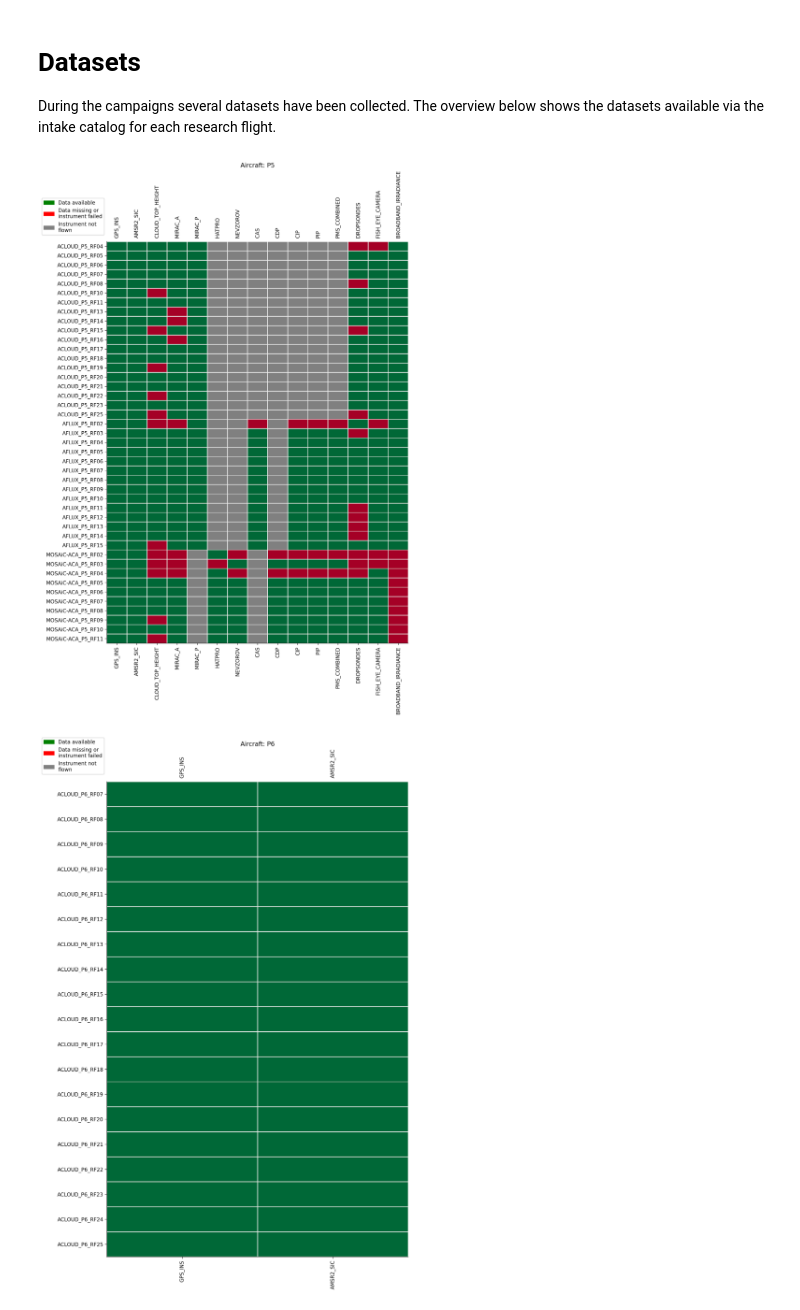
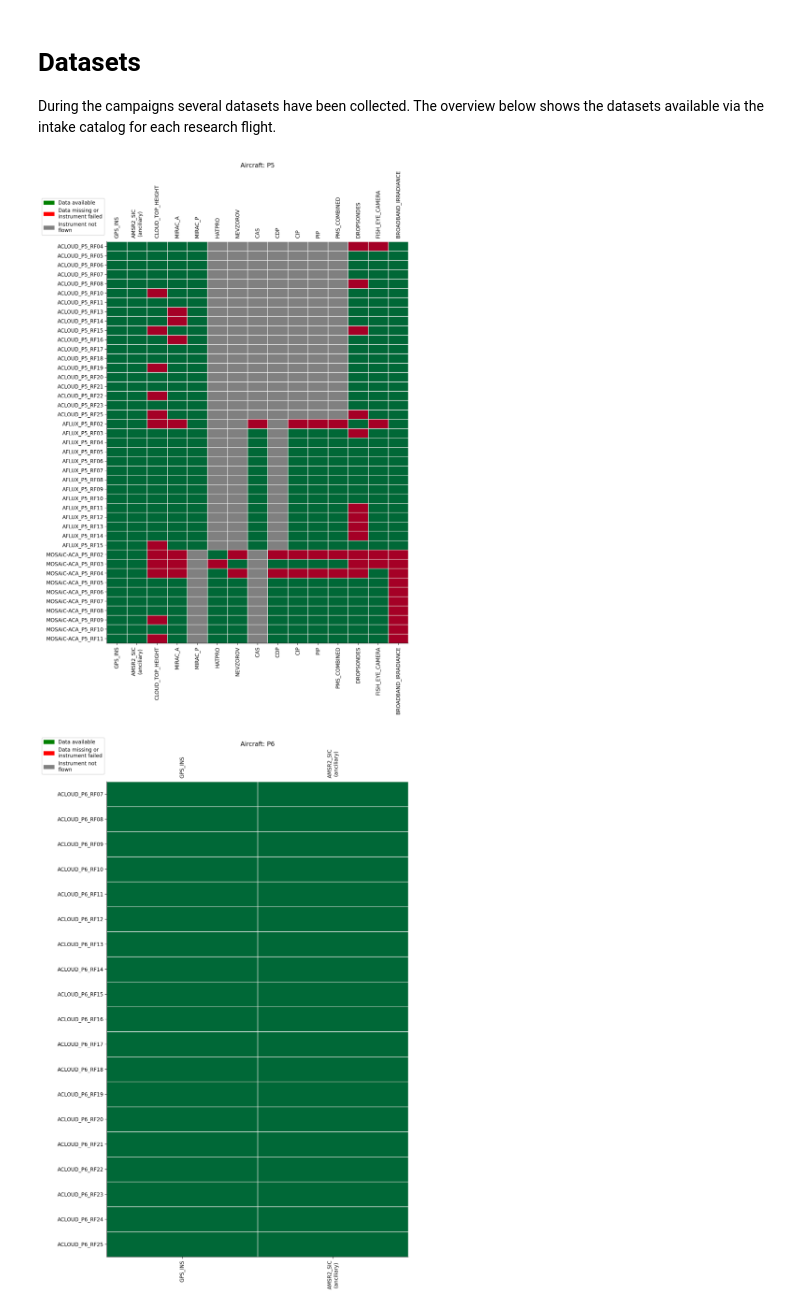
Before and after one commit to igmk/how_to_ac3airborne, a Jupyter notebook: _sources/datasets.ipynb, the cells around one changed output. Drawn from its saved outputs; the diff is of its cells as text; code cells hidden in the pictures.

```diff
--- a/_sources/datasets.ipynb
+++ b/_sources/datasets.ipynb
@@ -12,6 +12,8 @@ plt.style.use("mplstyle/book")
 # load intake catalog and flight segments
 cat = ac3airborne.get_intake_catalog()
 meta = ac3airborne.get_flight_segments()
+
+ancillary = ['AMSR2_SIC']
 
 
 def data_availability(aircraft):
@@ -66,33 +68,39 @@ def data_availability(aircraft):
                   range(data_availability.shape[1]),
                   data_availability.T,
                   shading='nearest',
                   vmin=0,
                   vmax=1,
                   cmap='RdYlGn',
                   edgecolors='#eeeeee')
 
     ax.set_xticks(range(data_availability.shape[0]))
     ax.set_yticks(range(data_availability.shape[1]))
 
-    ax.set_xticklabels(list(list(cat[aircraft])), rotation=90)
+    xlabels = []
+    for ds_name in list(cat[aircraft]):
+        if ds_name in ancillary:
+            ds_name += '\n(ancillary)'
+        xlabels.append(ds_name)
+
+    ax.set_xticklabels(xlabels, rotation=90)
     ax.set_yticklabels(list(list(meta[aircraft])))
 
     ax.tick_params(labeltop=True)
     ax.invert_yaxis()
 
 
     available = mpatches.Patch(color='green', label='Data available')
     not_flown = mpatches.Patch(color='red', label='Data missing or\ninstrument failed')
     missing = mpatches.Patch(color='grey', label='Instrument not\nflown')
 
     ax.legend(handles=[available, not_flown, missing], ncol=1,
               bbox_to_anchor=(0, 1.01), loc='lower right')
 
     plt.show()
 
 
 data_availability(aircraft='P5')
 data_availability(aircraft='P6')
 # %% [output]
-[figure, old version]
+[figure, new version]
-[figure, old version]
+[figure, new version]
```
Also changed, not shown: 31 other files.
